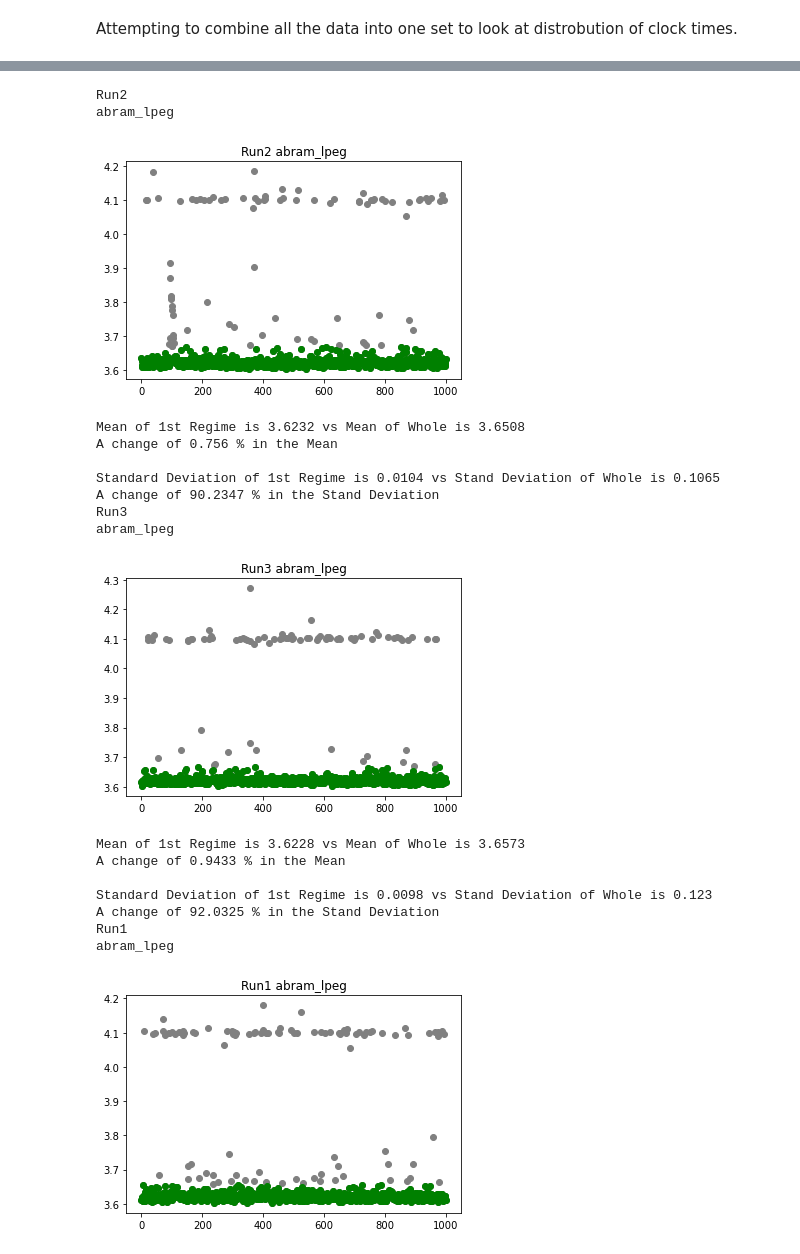
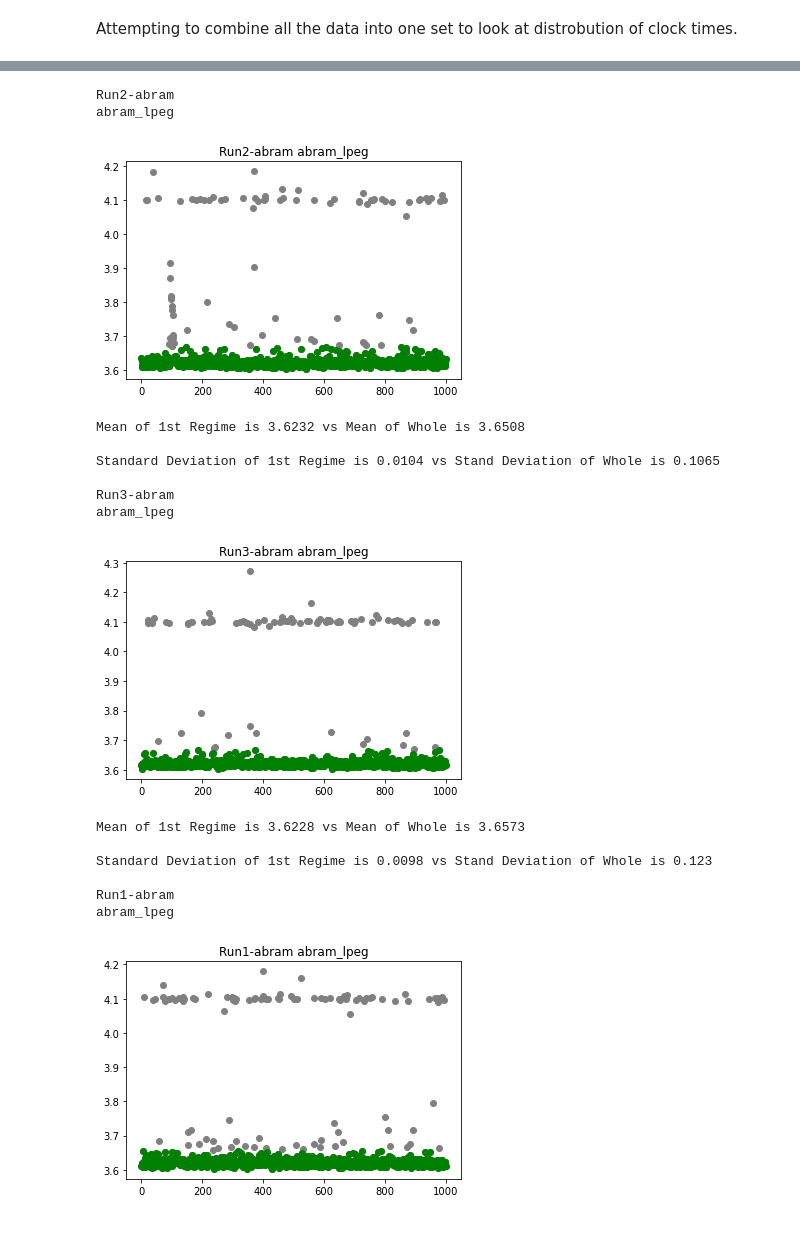
Before and after one commit to NatalieGrogan/SpeedAnalysis, a Jupyter notebook: KDE_Speed_Analysis.ipynb, the cells around one changed output, grey strips where cells are left out. Cells and saved outputs as stored; diff of their text form; code cells hidden in the pictures.

Commit message:
Cleaned up Transcript processing a BUCNH

```diff
--- a/KDE_Speed_Analysis.ipynb
+++ b/KDE_Speed_Analysis.ipynb
@@ -280,7 +124,7 @@ plugged_in_no_brower_8_9_22 = 'Plugged_In_No_Browser_8_9_22' # 1,000 runs of eac
                                                              # runtime b/c to complicated.
 plugged_in_no_brower_8_10_22 = 'Plugged_In_No_Browser_8_10_22' #Repeating just the abram_lpeg performance test from
                                                                # 8-9-22 to see if similar distro occurs
-currentPath = plugged_in_no_brower_8_10_22
+currentPath = plugged_in_no_brower_8_9_22
 # %%
 # This creates a dictionary whose keys are the pattern_program combo found in the transcript. The values are a
 #  two dimensional dataframe. 1 column is the duration of each iteration. 2nd column is a list of the "cpu speed/s"
@@ -299,10 +143,12 @@ for folder in first_layer:
         second_layer = os.listdir(folder_path+folder)
         for file in second_layer:
             if (file.find('.txt') > -1) and Real_File(file):
-                Speed_Dic = Process_Transcript(folder_path+folder+'/'+file)
+                Speed_Dic = Read_Transcript2(folder_path+folder+'/'+file)
+                print(Speed_Dic.keys())
         for file in second_layer:
             if (file.find('.json') > -1) and Real_File(file):
-                overallDF_Dic[folder] = Create_DF(Speed_Dic,file,folder_path+folder+'/')
+                name = file.split('-')[0]
+                overallDF_Dic[folder+'-'+name] = Create_DF(Speed_Dic,file,folder_path+folder+'/')
 print(overallDF_Dic.keys())
 # %% [output]
 .DS_Store
@@ -522,54 +360,52 @@ def JamieSuggestion(folder,pattern):
     elif name.find('rosie') != -1:
         color = 'red'
 
     plt.scatter(tempDF[name].index, tempDF[name], color = 'grey')
 
     #if name.find('lpeg') != -1:
     #    color = 'cyan'
     #elif name.find('pexl') != -1:
     #    color = 'darkorange'
     #elif name.find('rosie') != -1:
     #    color = 'indigo'
 
     plt.scatter(split_graph_dic[SplitKey][0].index, split_graph_dic[SplitKey][0], color = color)
 
     stand_dev = round(np.std(split_graph_dic[SplitKey][0]),4)
     mean = round(np.mean(split_graph_dic[SplitKey][0]),4)
     stand_dev_whole = round(np.std(tempDF[name]),4)
     mean_whole = round(np.mean(tempDF[name]),4)
 
     plt.title(folder+' '+pattern)
     plt.show()
 
 
-    print('Mean of 1st Regime is',mean,'vs Mean of Whole is',mean_whole)
-    print('A change of',round( (mean_whole-mean)/mean_whole*100,4),'% in the Mean\n' )
-    print('Standard Deviation of 1st Regime is',stand_dev,'vs Stand Deviation of Whole is',stand_dev_whole)
-    print('A change of',round( (stand_dev_whole-stand_dev)/stand_dev_whole*100,4),'% in the Stand Deviation'  )
+    print('Mean of 1st Regime is',mean,'vs Mean of Whole is',mean_whole,'\n')
+    #print('A change of',round( (mean_whole/(mean_whole-mean)*100),4),'% in the Mean\n' )
+    print('Standard Deviation of 1st Regime is',stand_dev,'vs Stand Deviation of Whole is',stand_dev_whole,'\n')
+    #print('A change of',round( (stand_dev_whole/(stand_dev_whole-stand_dev)*100),4),'% in the Stand Deviation'  )
 
 for folder in overallDF_Dic:
     print(folder)
-    for pattern in overallDF_Dic[DF]:
+    for pattern in overallDF_Dic[folder]:
         print(pattern)
         JamieSuggestion(folder,pattern)
 # %% [output]
-Run2
+Run2-abram
 abram_lpeg
-[figure, old version]
+[figure, new version]
 Mean of 1st Regime is 3.6232 vs Mean of Whole is 3.6508
-A change of 0.756 % in the Mean
 
 Standard Deviation of 1st Regime is 0.0104 vs Stand Deviation of Whole is 0.1065
-A change of 90.2347 % in the Stand Deviation
-Run3
+
+Run3-abram
 abram_lpeg
-[figure, old version]
+[figure, new version]
 Mean of 1st Regime is 3.6228 vs Mean of Whole is 3.6573
-A change of 0.9433 % in the Mean
 
 Standard Deviation of 1st Regime is 0.0098 vs Stand Deviation of Whole is 0.123
-A change of 92.0325 % in the Stand Deviation
-Run1
+
+Run1-abram
 abram_lpeg
-[figure, old version]
+[figure, new version]
 Mean of 1st Regime is 3.6223 vs Mean of Whole is 3.6567
```
Also changed, not shown: parts of 16 cells of this notebook, 4 other files.
